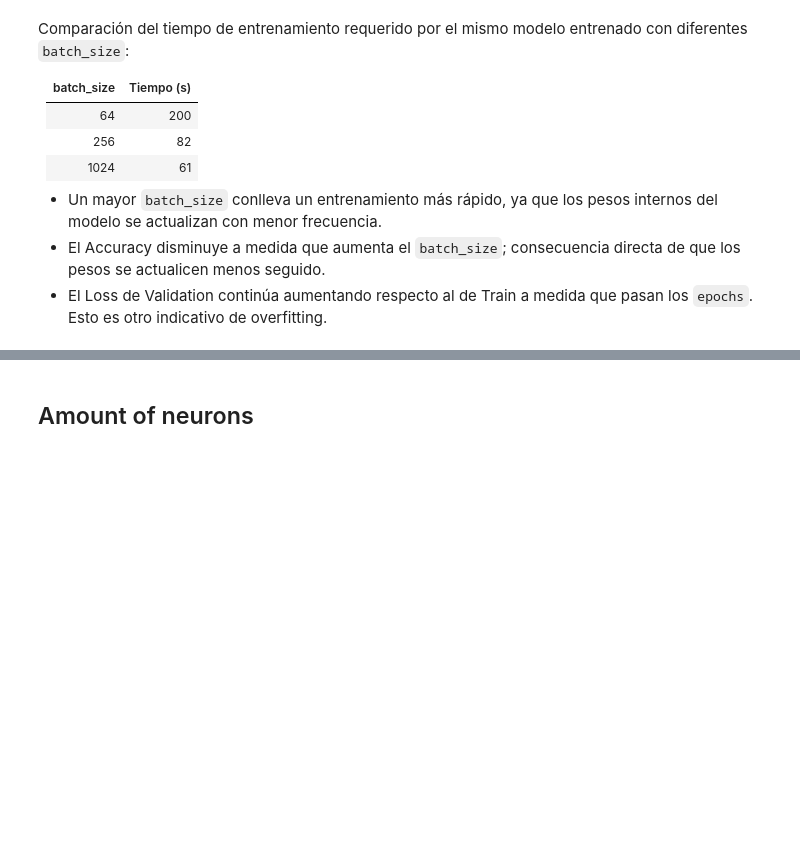
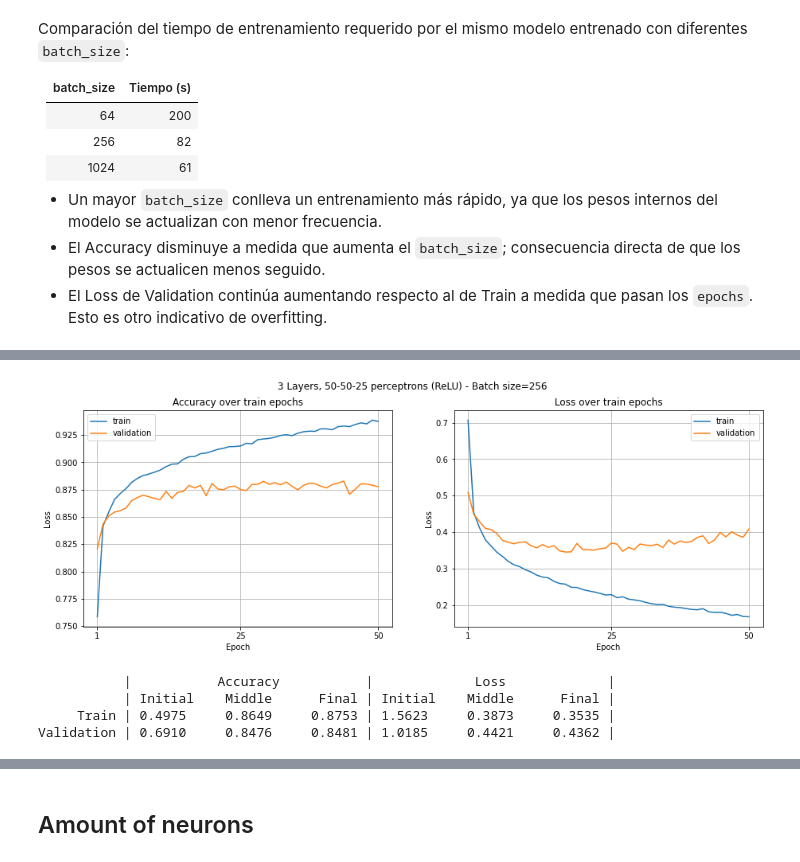
Before and after one commit to Ganymede23/UCSE-TP-ML-2022, a Jupyter notebook: tp3_fashion_mnist.ipynb, the cells around one changed output, grey strips where cells are left out. Saved outputs shown, nothing was run; the diff lists cells and outputs as text; code cells hidden in the pictures; blank space fills up the shorter version.

```diff
--- a/tp3_fashion_mnist.ipynb
+++ b/tp3_fashion_mnist.ipynb
@@ -1153,0 +996,16 @@ Puede apreciarse que al utilizar un learning rate 10 veces más grande al defaul
+# %%
+mlp_perceptron_test_2 = Sequential([
+    Flatten(input_shape=(28,28,1)),
+    Dense(50, activation='relu'),
+    Dense(50, activation='relu'),
+    Dense(25, activation='relu'),
+    Dense(OUTPUTS, activation='softmax'),
+])
+
+mlp_perceptron_test_2.compile(
+    optimizer='adam',
+    loss='sparse_categorical_crossentropy',
+    metrics=['accuracy',],
+)
+
+mlp_perceptron_test_2.summary()
@@ -1153,0 +1087,12 @@ Puede apreciarse que al utilizar un learning rate 10 veces más grande al defaul
+# %%
+plot_model(mlp_perceptron_test_2_b256, epochs=50, loss=True,
+    title='3 Layers, 50-50-25 perceptrons (ReLU) - Batch size=256', subtitle_1='Accuracy over train epochs', subtitle_2='Loss over train epochs')
+# %% [output]
+[figure, added]
+# %%
+mlp_perceptron_test_3_b256 = fit_model(mlp_perceptron_test_3, batch_size=256, epochs=50, compare=True)
+# %% [output]
+           |           Accuracy           |             Loss             |
+           | Initial    Middle      Final | Initial    Middle      Final |
+     Train | 0.4975     0.8649     0.8753 | 1.5623     0.3873     0.3535 |
+Validation | 0.6910     0.8476     0.8481 | 1.0185     0.4421     0.4362 |
```
Also changed, not shown: parts of 73 cells of this notebook.
